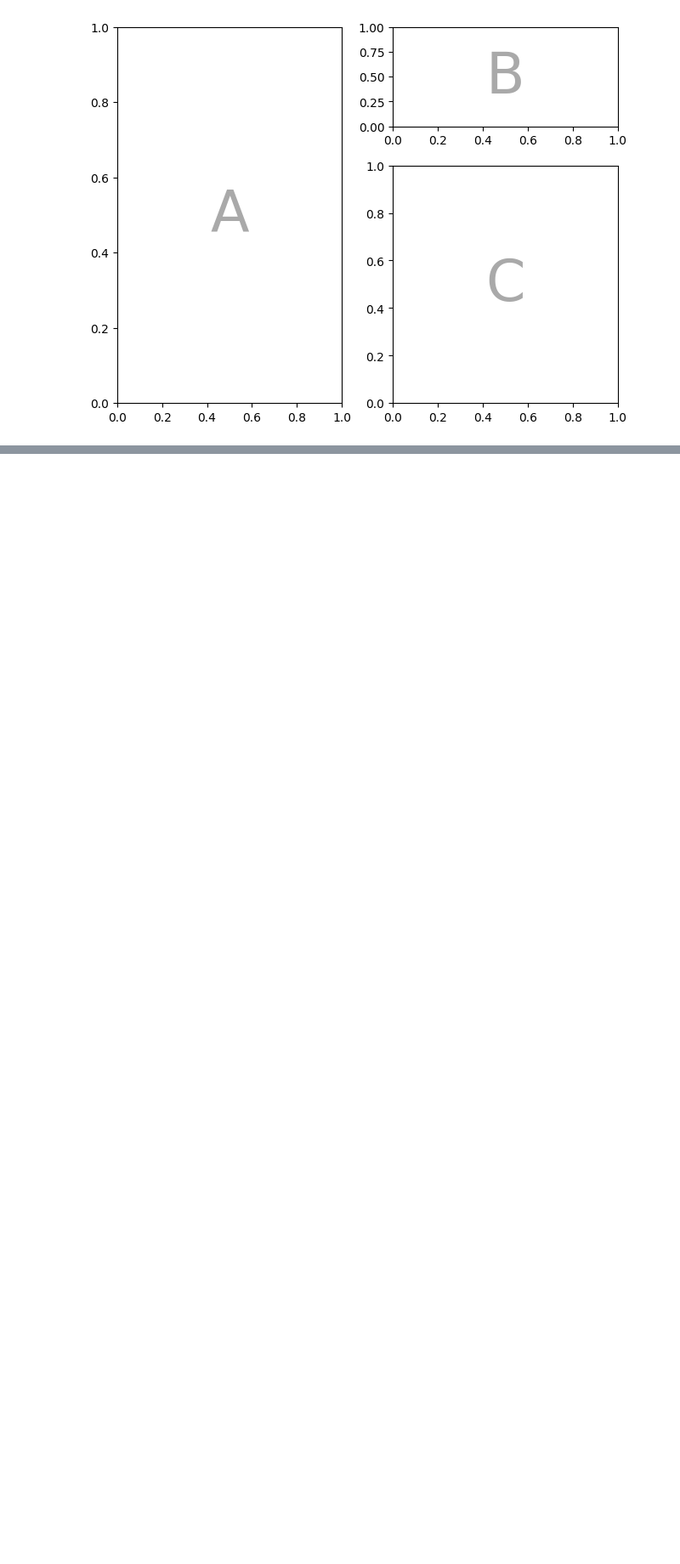
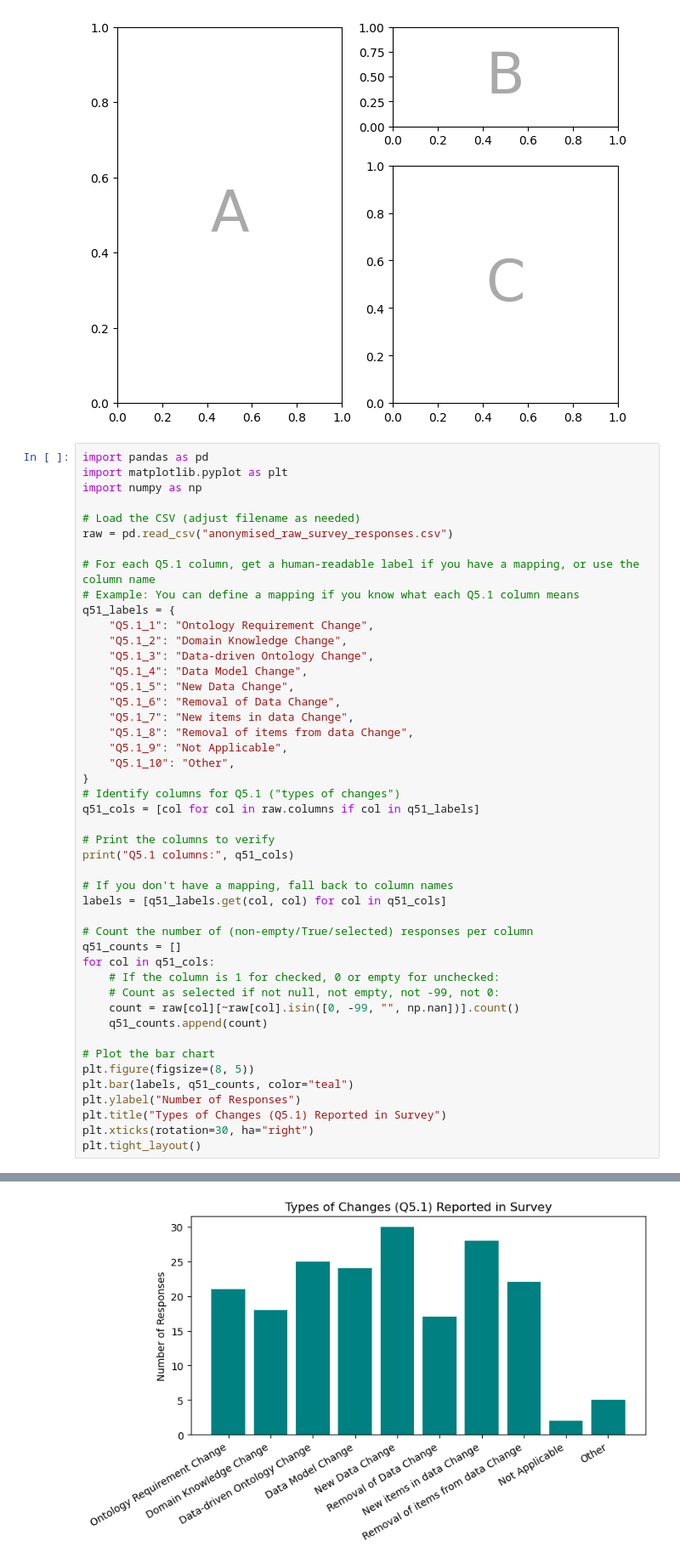
Before and after one commit to oeg-upm/LOT-resources, a Jupyter notebook: website/LOT4KG/survey/survey_processing.ipynb, the cells around one changed output, grey strips where cells are left out. Shown at 85% size. Cells and saved outputs as stored; diff of their text form; blank space fills up the shorter version.

Commit message:
Added the KG purpose and the change type bar chart.

```diff
--- a/website/LOT4KG/survey/survey_processing.ipynb
+++ b/website/LOT4KG/survey/survey_processing.ipynb
@@ -790,3 +788,50 @@ ax = fig.subplot_mosaic(mosaic)
 identify_axes(ax)
 # %% [output]
 [figure]
+# %%
+import pandas as pd
+import matplotlib.pyplot as plt
+import numpy as np
+
+# Load the CSV (adjust filename as needed)
+raw = pd.read_csv("anonymised_raw_survey_responses.csv")
+
+# For each Q5.1 column, get a human-readable label if you have a mapping, or use the column name
+# Example: You can define a mapping if you know what each Q5.1 column means
+q51_labels = {
+    "Q5.1_1": "Ontology Requirement Change",
+    "Q5.1_2": "Domain Knowledge Change",
+    "Q5.1_3": "Data-driven Ontology Change",
+    "Q5.1_4": "Data Model Change",
+    "Q5.1_5": "New Data Change",
+    "Q5.1_6": "Removal of Data Change",
+    "Q5.1_7": "New items in data Change",
+    "Q5.1_8": "Removal of items from data Change",
+    "Q5.1_9": "Not Applicable",
+    "Q5.1_10": "Other",
+}
+# Identify columns for Q5.1 ("types of changes")
+q51_cols = [col for col in raw.columns if col in q51_labels]
+
+# Print the columns to verify
+print("Q5.1 columns:", q51_cols)
+
+# If you don't have a mapping, fall back to column names
+labels = [q51_labels.get(col, col) for col in q51_cols]
+
+# Count the number of (non-empty/True/selected) responses per column
+q51_counts = []
+for col in q51_cols:
+    # If the column is 1 for checked, 0 or empty for unchecked:
+    # Count as selected if not null, not empty, not -99, not 0:
+    count = raw[col][~raw[col].isin([0, -99, "", np.nan])].count()
+    q51_counts.append(count)
+
+# Plot the bar chart
+plt.figure(figsize=(8, 5))
+plt.bar(labels, q51_counts, color="teal")
+plt.ylabel("Number of Responses")
+plt.title("Types of Changes (Q5.1) Reported in Survey")
+plt.xticks(rotation=30, ha="right")
+plt.tight_layout()
+# %% [output]
@@ -792,0 +840 @@ identify_axes(ax)
+[figure, added]
```
Also changed, not shown: parts of 5 cells of this notebook, 4 other files.
